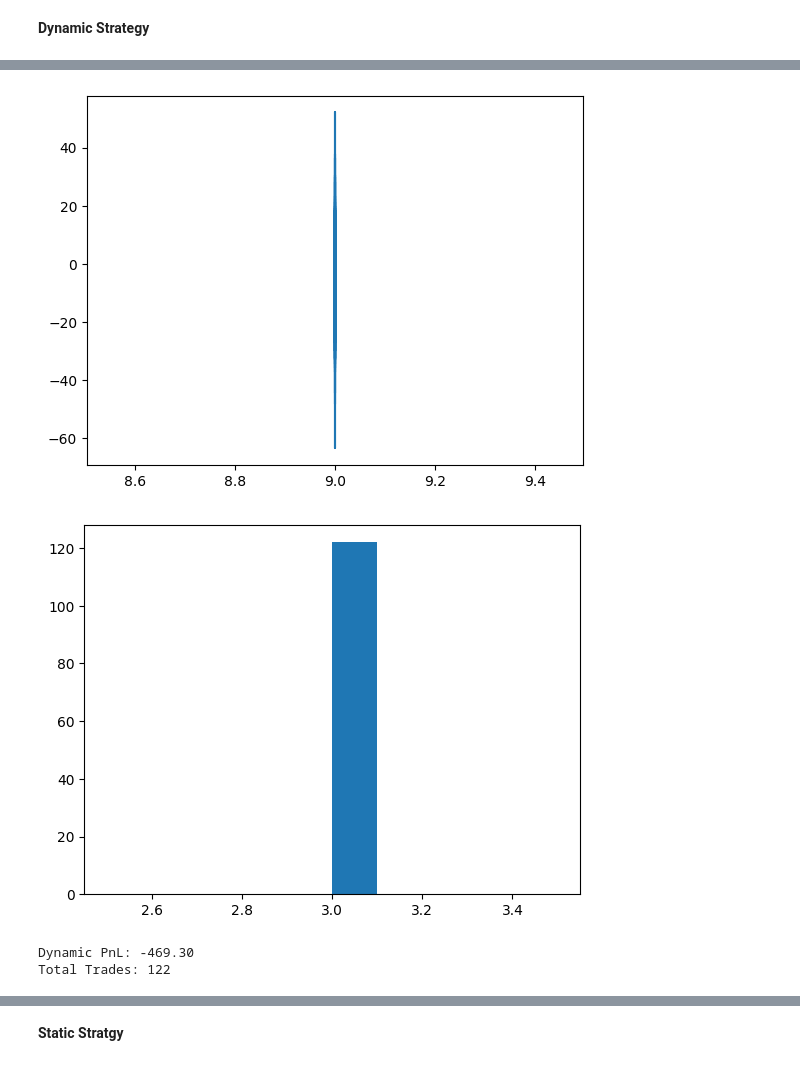
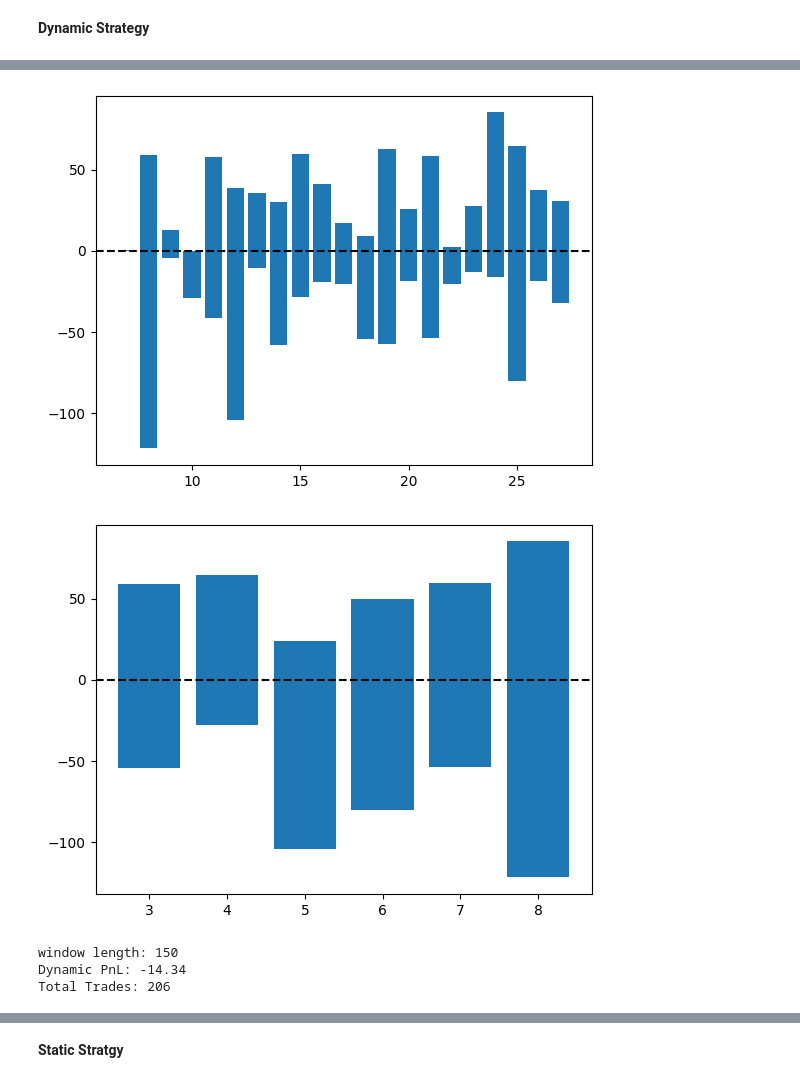
Before and after one commit to ckook24/Koopman-DMD-Algorithm, a Jupyter notebook: Koopman_DMD.ipynb, the cells around one changed output, grey strips where cells are left out. Cells and saved outputs as stored; diff of their text form; code cells hidden in the pictures.

```diff
--- a/Koopman_DMD.ipynb
+++ b/Koopman_DMD.ipynb
@@ -143,5 +119,5 @@ array([[109.94743146, 113.33282397, 110.08362541, ..., 245.27      ,
 # %%
-for s in daily_data:
+for s in daily_chg_data:
     plt.plot(s)
 plt.title('Tech Portfolio Prices 2020-2025')
 plt.ylabel('prices')
@@ -267,15 +226,15 @@ def find_hotspot(data_arr, m_start, m_end, l_start, l_end):
                scores[idx_m][idx_l-1] + scores[idx_m][idx_l] + scores[idx_m][idx_l+1] +
                scores[idx_m+1][idx_l-1] + scores[idx_m+1][idx_l] + scores[idx_m+1][idx_l+1]) / 9
         averages.append(avg)
-        if avg * 100 > 50.5:
+        if avg * 100 >= 50.5:
             hotspots.append((m1, l1, acc, avg))
 
     sorted_hotspots = sorted(hotspots, key=lambda x: x[3], reverse=True) #x[2] to sort by individual acc score; x[3] to sort by average of neighbors acc scores
 
     return scores, potential_hotspots, sorted_hotspots, preds_array, actuals_array, accuracy_scores, averages
 # %%
-data_arr = daily_data
-m_start, m_end = 4, 30
+data_arr = daily_chg_data
+m_start, m_end = 6, 30
 l_start, l_end = 2, 10
 data_arr_samp = data_arr #[:, 1200:1450]  # Assuming 252 trading days per year
 # %%
@@ -507,11 +443,14 @@ def simulate_dynamic_strategy(bankroll, data_arr, hotspots, preds_array, actuals
 
     return total_pnl, trade_log
 # %%
+window_len = 150
 dynamic_pnl, dynamic_trades = simulate_dynamic_strategy(
     bankroll=1000,
-    data_arr=data_arr_samp,
-    hotspots=hotspots,
-    preds_array=preds_array,
-    actuals_array=actuals_array,
-    total_days=data_arr_samp.shape[1]
+    data_arr=daily_data,
+    daily_chg_data = daily_chg_data,
+    window_len = window_len,
+    m_start = m_start,
+    m_end = m_end,
+    l_start = l_start,
+    l_end = l_end
 )
@@ -542,18 +465,22 @@ dynamic_trades
 # %%
-plt.plot(dynamic_m_used, dynamic_unit_pnl)
+plt.bar(dynamic_m_used, dynamic_unit_pnl)
+plt.axhline(y=0, linestyle='--', color='black')
 plt.show()
 # %% [output]
-[figure, old version]
+[figure, new version]
 # %%
-plt.hist(dynamic_l_used)
+plt.bar(dynamic_l_used, dynamic_unit_pnl)
+plt.axhline(y=0, linestyle='--', color='black')
 plt.show()
 # %% [output]
-[figure, old version]
+[figure, new version]
 # %%
+print(f'window length: {window_len}')
 print(f'Dynamic PnL: {dynamic_pnl:.2f} \nTotal Trades: {len(dynamic_trades)}')
 # %% [output]
-Dynamic PnL: -469.30
-Total Trades: 122
+window length: 150
+Dynamic PnL: -14.34
+Total Trades: 206
 # %%
 def plot_pnl(trade_log):
     """
```
Also changed, not shown: parts of 39 cells of this notebook, 2 other files.
